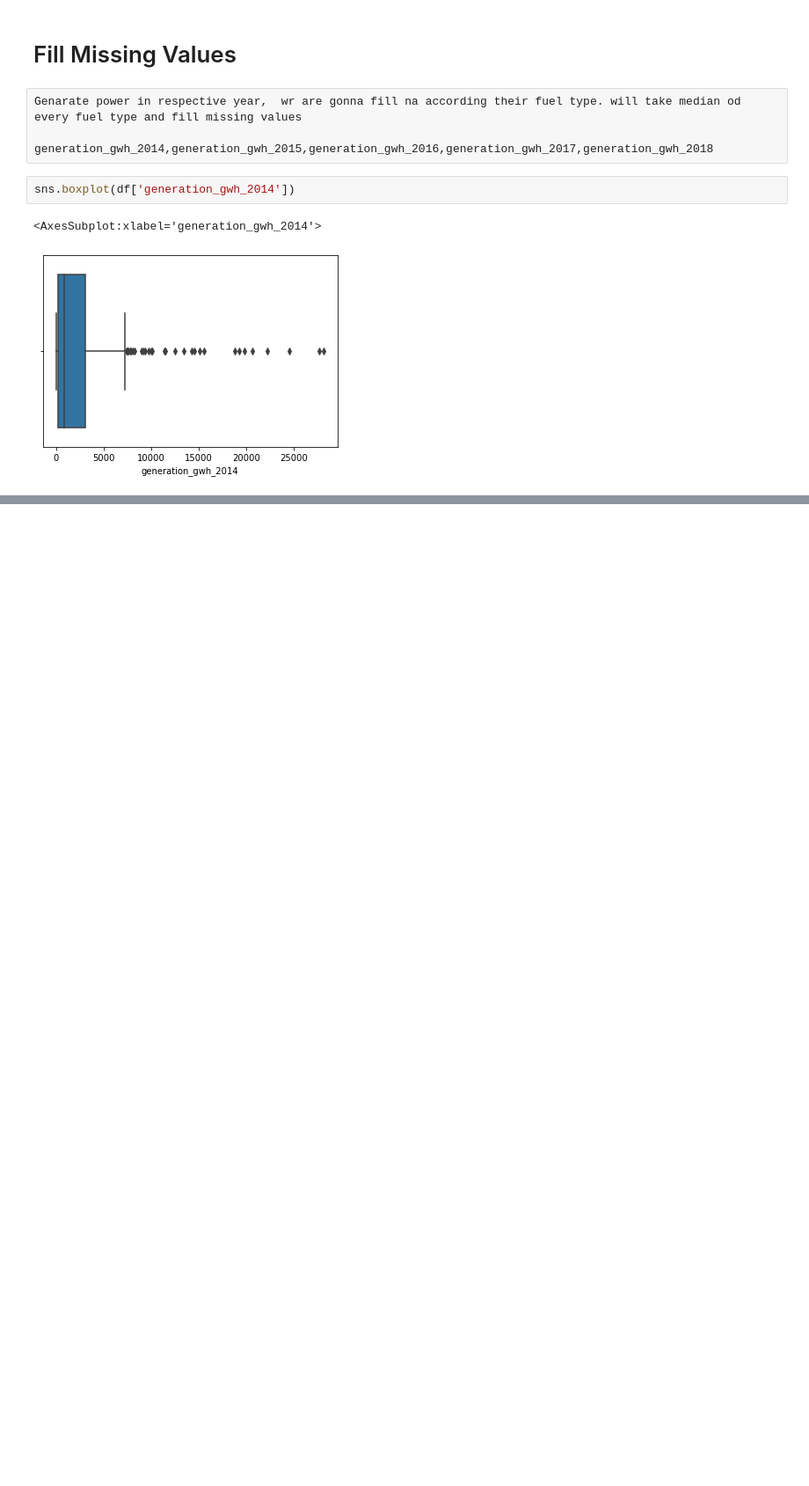
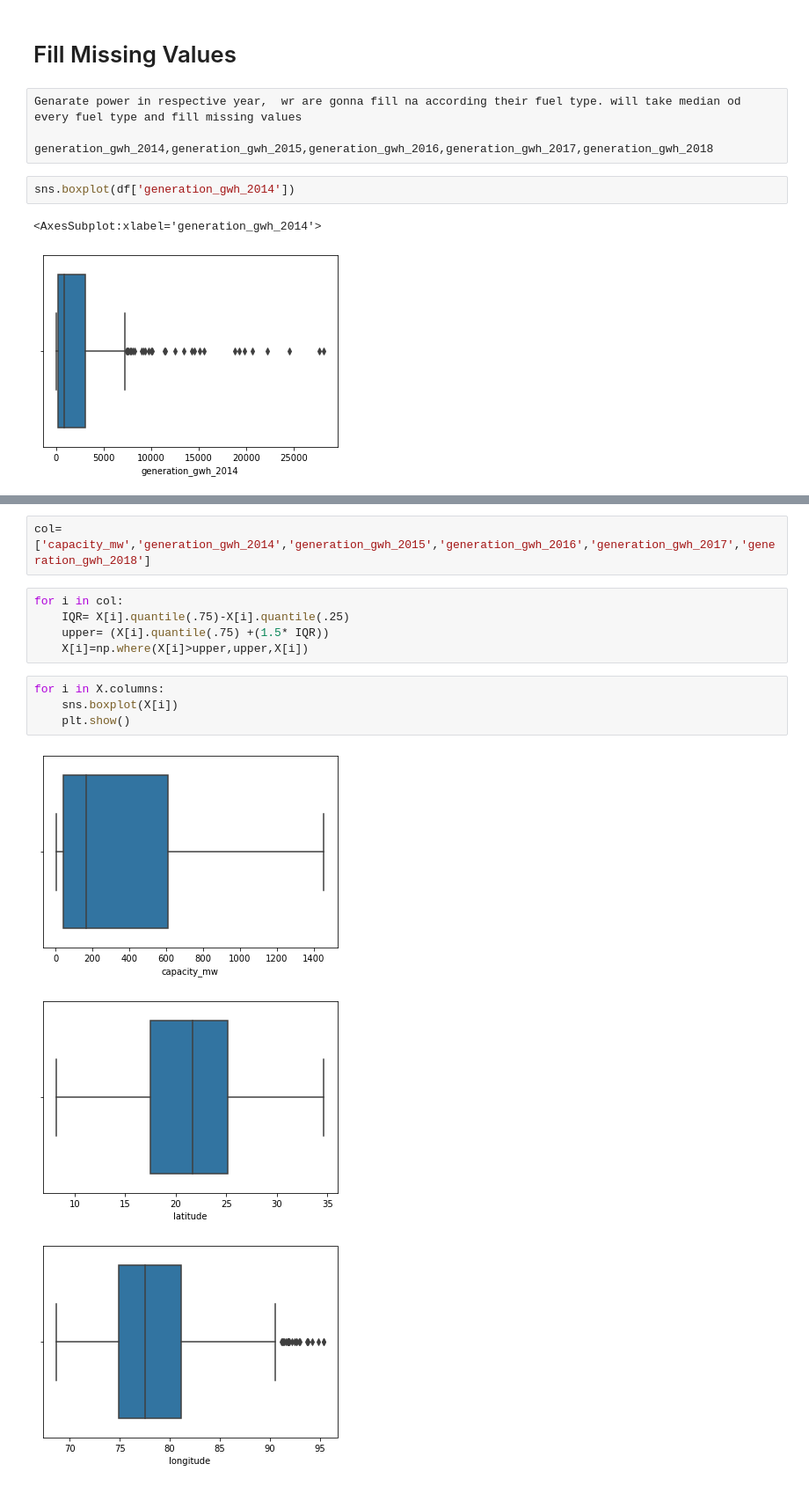
Before and after one commit to mohittomar2008/Global-Power-Plant-Database, a Jupyter notebook: Global Power Plant.ipynb, the cells around one changed output, grey strips where cells are left out. Shown at 88% size. Cells and saved outputs as stored; diff of their text form; blank space fills up the shorter version.

```diff
--- a/Global Power Plant.ipynb
+++ b/Global Power Plant.ipynb
@@ -1147,0 +1544,15 @@ df.groupby('primary_fuel')
+# %%
+col=['capacity_mw','generation_gwh_2014','generation_gwh_2015','generation_gwh_2016','generation_gwh_2017','generation_gwh_2018']
+# %%
+for i in col:
+    IQR= X[i].quantile(.75)-X[i].quantile(.25)
+    upper= (X[i].quantile(.75) +(1.5* IQR))
+    X[i]=np.where(X[i]>upper,upper,X[i])
+# %%
+for i in X.columns:
+    sns.boxplot(X[i])
+    plt.show()
+# %% [output]
+[figure, added]
+[figure, added]
+[figure, added]
```
Also changed, not shown: parts of 187 cells of this notebook, 2 other files.
